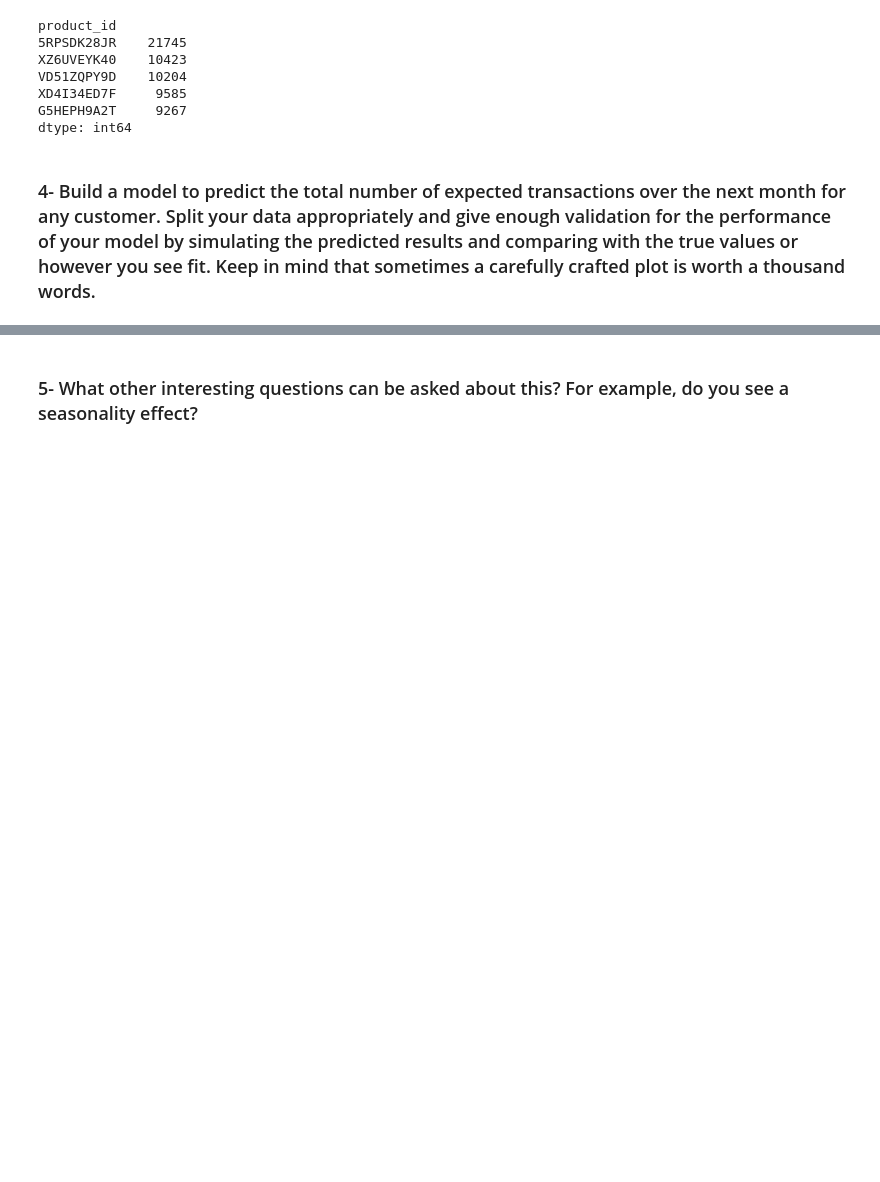
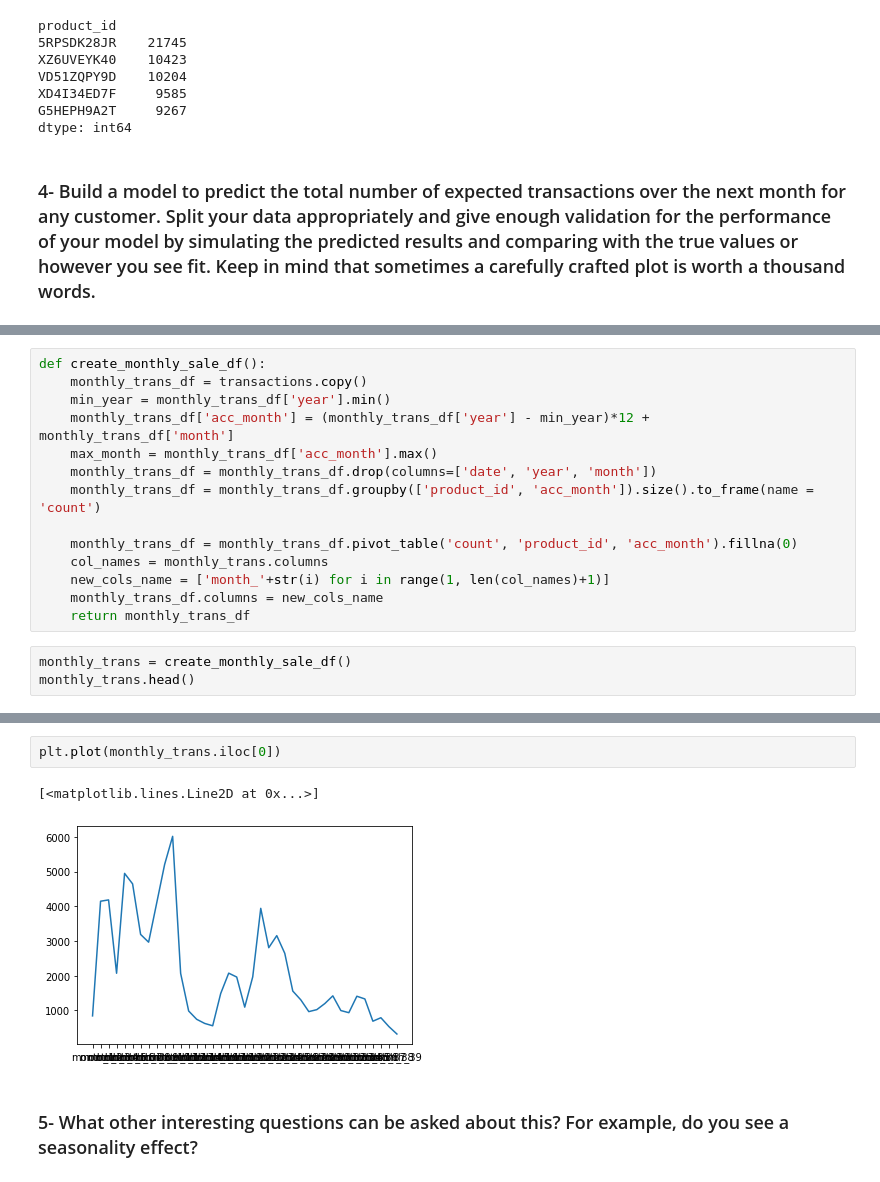
Before and after one commit to halikhani/customer_transactions_history, a Jupyter notebook: DataProcessing.ipynb, the cells around one changed output, grey strips where cells are left out. Saved outputs shown, nothing was run; the diff lists cells and outputs as text; blank space fills up the shorter version.

```diff
--- a/DataProcessing.ipynb
+++ b/DataProcessing.ipynb
@@ -105,0 +96,17 @@ plot_customer_history_transactions(4435859)
+# %%
+def create_monthly_sale_df():
+    monthly_trans_df = transactions.copy()
+    min_year = monthly_trans_df['year'].min()
+    monthly_trans_df['acc_month'] = (monthly_trans_df['year'] - min_year)*12 + monthly_trans_df['month']
+    max_month = monthly_trans_df['acc_month'].max()
+    monthly_trans_df = monthly_trans_df.drop(columns=['date', 'year', 'month'])
+    monthly_trans_df = monthly_trans_df.groupby(['product_id', 'acc_month']).size().to_frame(name = 'count')
+
+    monthly_trans_df = monthly_trans_df.pivot_table('count', 'product_id', 'acc_month').fillna(0)
+    col_names = monthly_trans.columns
+    new_cols_name = ['month_'+str(i) for i in range(1, len(col_names)+1)]
+    monthly_trans_df.columns = new_cols_name
+    return monthly_trans_df
+# %%
+monthly_trans = create_monthly_sale_df()
+monthly_trans.head()
@@ -106,3 +122,8 @@ plot_customer_history_transactions(4435859)
+# %%
+plt.plot(monthly_trans.iloc[0])
+# %% [output]
+[<matplotlib.lines.Line2D at 0x...>]
+[figure, added]
 # %% [markdown]
 ### 5- What other interesting questions can be asked about this? For example, do you see a seasonality effect?
 # %%
```
Also changed, not shown: parts of 8 cells of this notebook.
